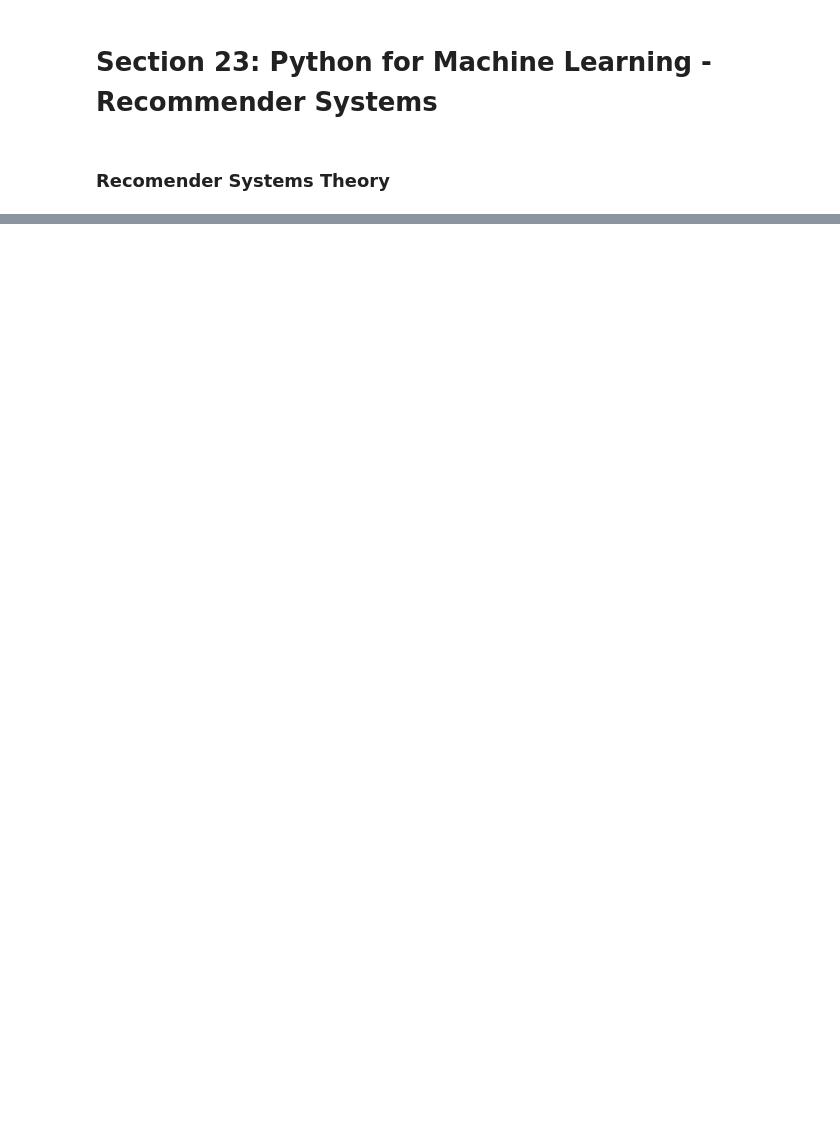
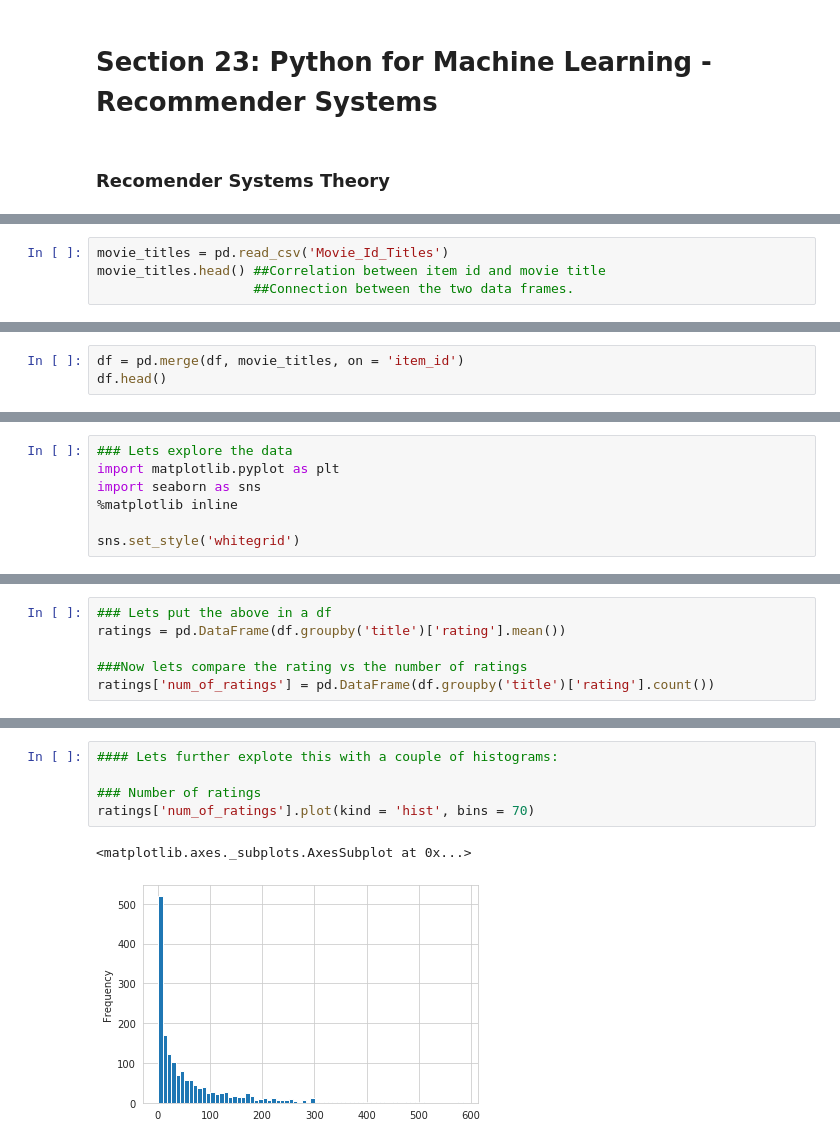
Before and after one commit to vlopez0392/Python-for-DS-and-ML-Bootcamp, a Jupyter notebook: 18-Recommender_Systems/01-Recommender_Systems_Python.ipynb, the cells around one changed output, grey strips where cells are left out. Saved outputs shown, nothing was run; the diff lists cells and outputs as text; blank space fills up the shorter version.

```diff
--- a/18-Recommender_Systems/01-Recommender_Systems_Python.ipynb
+++ b/18-Recommender_Systems/01-Recommender_Systems_Python.ipynb
@@ -25,0 +46,4 @@
+# %%
+movie_titles = pd.read_csv('Movie_Id_Titles')
+movie_titles.head() ##Correlation between item id and movie title
+                    ##Connection between the two data frames.
@@ -25,0 +57,3 @@
+# %%
+df = pd.merge(df, movie_titles, on = 'item_id')
+df.head()
@@ -25,0 +67,7 @@
+# %%
+### Lets explore the data
+import matplotlib.pyplot as plt
+import seaborn as sns
+%matplotlib inline
+
+sns.set_style('whitegrid')
@@ -25,0 +106,6 @@
+# %%
+### Lets put the above in a df
+ratings = pd.DataFrame(df.groupby('title')['rating'].mean())
+
+###Now lets compare the rating vs the number of ratings
+ratings['num_of_ratings'] = pd.DataFrame(df.groupby('title')['rating'].count())
@@ -25,0 +122,8 @@
+# %%
+#### Lets further explote this with a couple of histograms:
+
+### Number of ratings
+ratings['num_of_ratings'].plot(kind = 'hist', bins = 70)
+# %% [output]
+<matplotlib.axes._subplots.AxesSubplot at 0x...>
+[figure, added]
```
Also changed, not shown: parts of 25 cells of this notebook, 3 other files.
